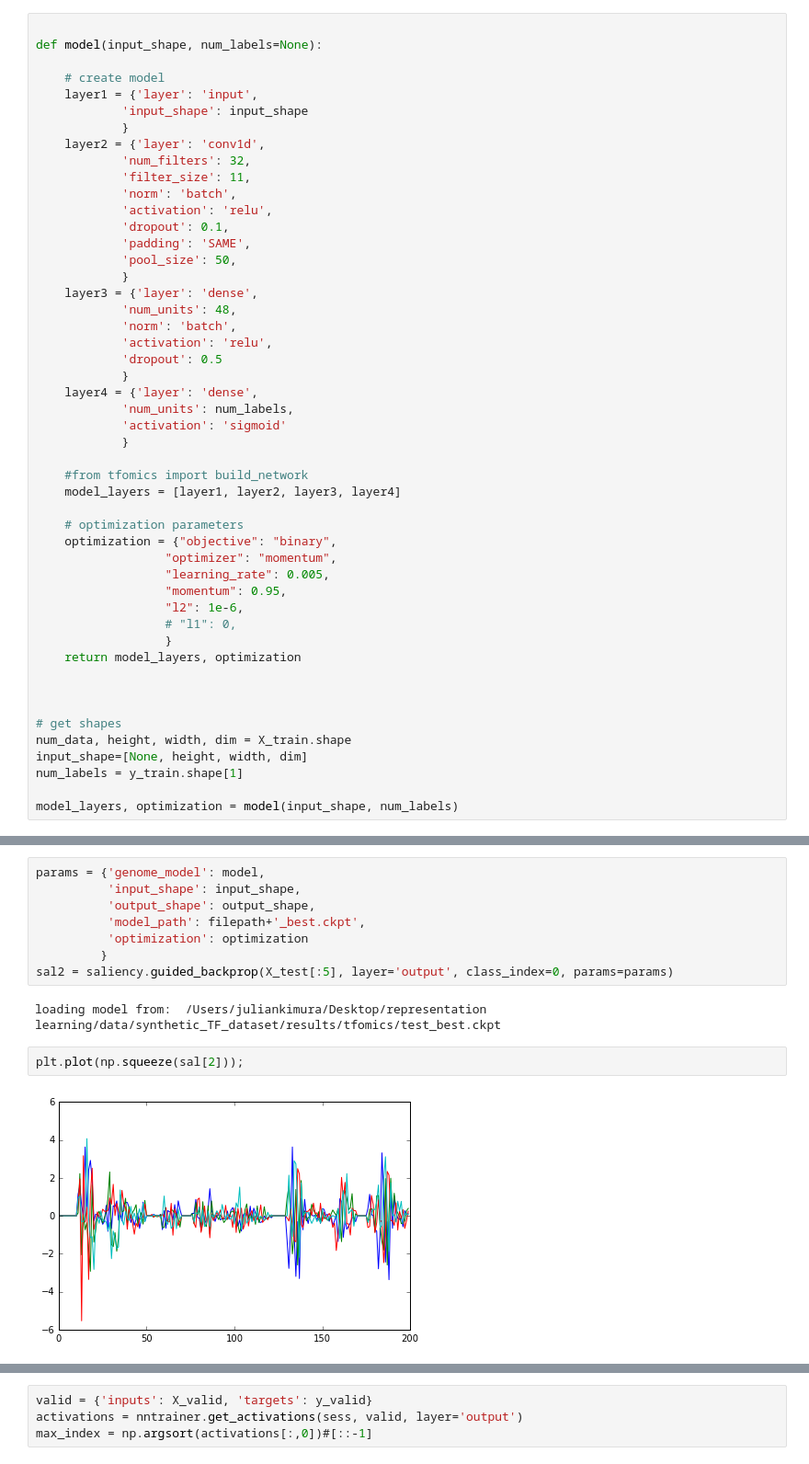
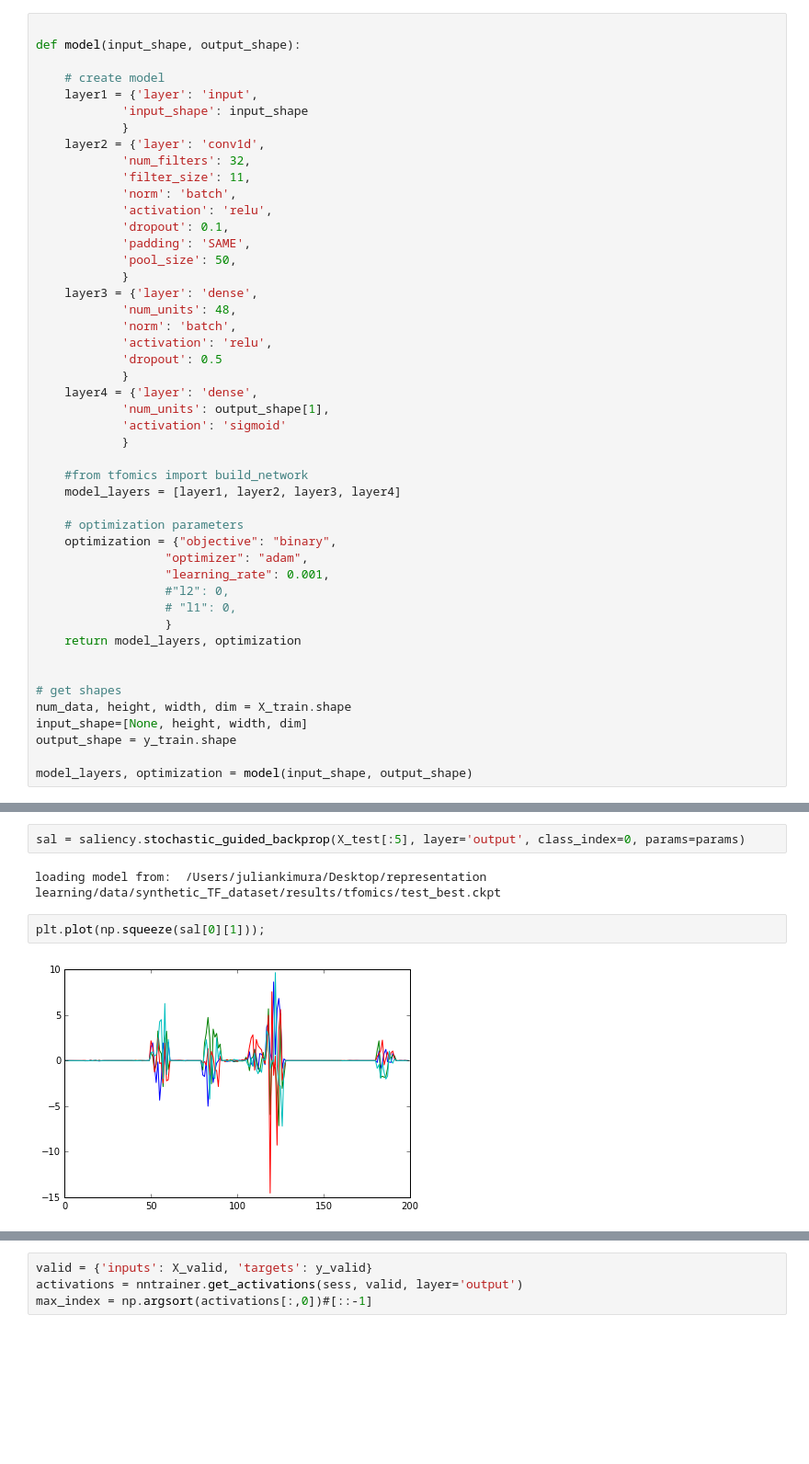
Before and after one commit to p-koo/deepomics, a Jupyter notebook: example/genome_classification_example.ipynb, the cells around one changed output, grey strips where cells are left out. Shown at 92% size. Saved outputs shown, nothing was run; the diff lists cells and outputs as text; blank space fills up the shorter version.

```diff
--- a/example/genome_classification_example.ipynb
+++ b/example/genome_classification_example.ipynb
@@ -53,7 +48,7 @@ loading cross-validation data
 loading test data
 # %%
 
-def model(input_shape, num_labels=None):
+def model(input_shape, output_shape):
 
     # create model
     layer1 = {'layer': 'input',
@@ -75,7 +70,7 @@ def model(input_shape, num_labels=None):
             'dropout': 0.5
             }
     layer4 = {'layer': 'dense',
-            'num_units': num_labels,
+            'num_units': output_shape[1],
             'activation': 'sigmoid'
             }
 
@@ -84,19 +79,17 @@ def model(input_shape, num_labels=None):
 
     # optimization parameters
     optimization = {"objective": "binary",
-                  "optimizer": "momentum",
-                  "learning_rate": 0.005,
-                  "momentum": 0.95,
-                  "l2": 1e-6,
+                  "optimizer": "adam",
+                  "learning_rate": 0.001,
+                  #"l2": 0,
                   # "l1": 0,
                   }
     return model_layers, optimization
 
 
-
 # get shapes
 num_data, height, width, dim = X_train.shape
 input_shape=[None, height, width, dim]
-num_labels = y_train.shape[1]
+output_shape = y_train.shape
 
-model_layers, optimization = model(input_shape, num_labels)
+model_layers, optimization = model(input_shape, output_shape)
@@ -250,15 +195,9 @@ loading model from:  /Users/juliankimura/Desktop/representation learning/data/sy
 # %%
-params = {'genome_model': model,
-          'input_shape': input_shape,
-          'output_shape': output_shape,
-          'model_path': filepath+'_best.ckpt',
-          'optimization': optimization
-         }
-sal2 = saliency.guided_backprop(X_test[:5], layer='output', class_index=0, params=params)
+sal = saliency.stochastic_guided_backprop(X_test[:5], layer='output', class_index=0, params=params)
 # %% [output]
 loading model from:  /Users/juliankimura/Desktop/representation learning/data/synthetic_TF_dataset/results/tfomics/test_best.ckpt
 # %%
-plt.plot(np.squeeze(sal[2]));
+plt.plot(np.squeeze(sal[0][1]));
 # %% [output]
-[figure, old version]
+[figure, new version]
 # %%
```
Also changed, not shown: parts of 9 cells of this notebook, 7 other files.
